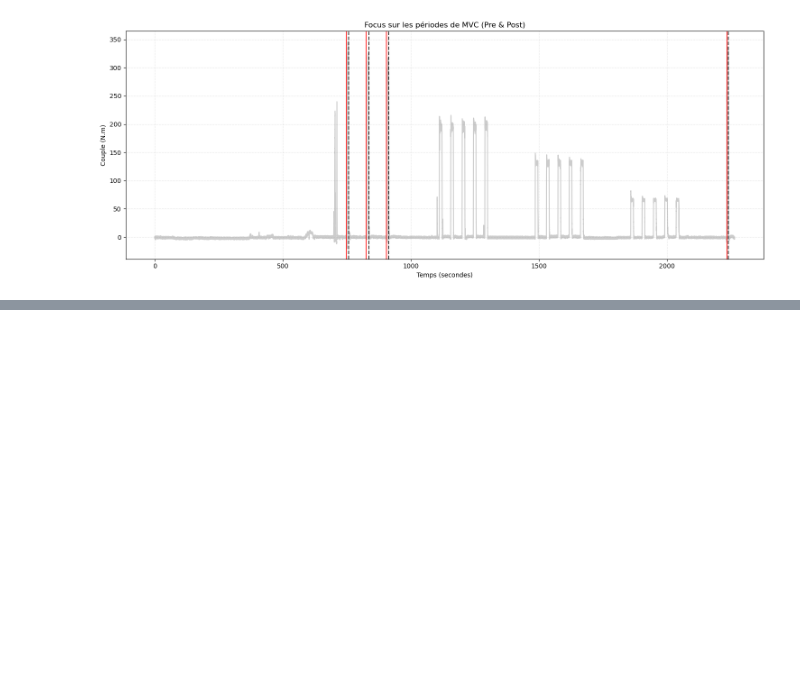
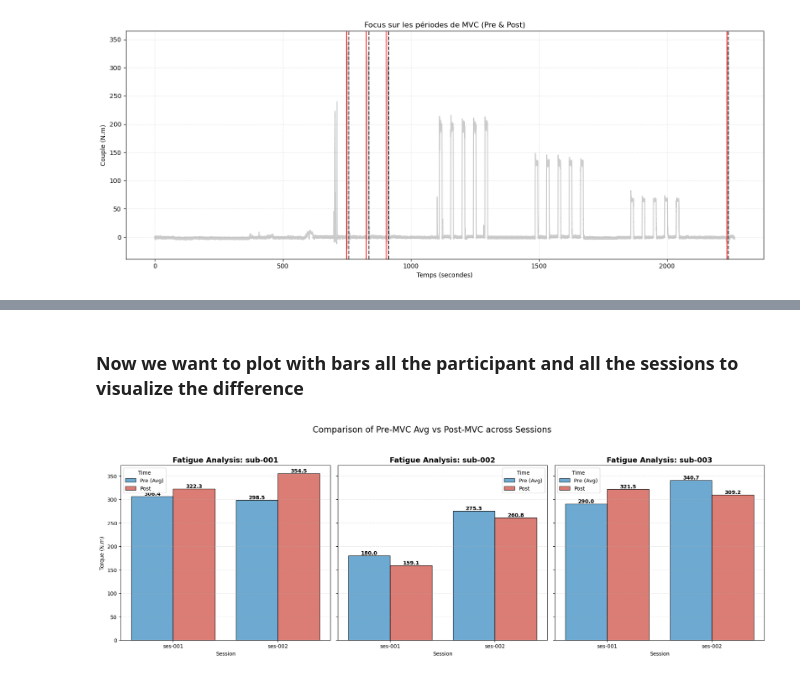
Before and after one commit to HugoDuc-student/Data_Project_Valoxy, a Jupyter notebook: notebooks/torque_analysis.ipynb, the cells around one changed output, grey strips where cells are left out. Saved outputs shown, nothing was run; the diff lists cells and outputs as text; code cells hidden in the pictures; blank space fills up the shorter version.

```diff
--- a/notebooks/torque_analysis.ipynb
+++ b/notebooks/torque_analysis.ipynb
@@ -273,0 +528,57 @@ t-stat = -2.174 | p-value = 0.1617
+# %% [markdown]
+### Now we want to plot with bars all the participant and all the sessions to visualize the difference
+# %%
+import seaborn as sns
+import matplotlib.pyplot as plt
+
+# --- 1. RESHAPE DATA FOR PLOTTING ---
+# We need to transform the data to have 'Condition' (Pre vs Post) as a column
+plot_list = []
+for _, row in summary_df.iterrows():
+    # Add Pre-average entry
+    plot_list.append({
+        'Subject': row['Subject'],
+        'Session': row['Session'],
+        'Time': 'Pre (Avg)',
+        'Torque': row['Pre_Mean_Avg']
+    })
+    # Add Post entry
+    plot_list.append({
+        'Subject': row['Subject'],
+        'Session': row['Session'],
+        'Time': 'Post',
+        'Torque': row['Post_Mean']
+    })
+
+df_plot = pd.DataFrame(plot_list)
+
+# --- 2. CREATE SUBPLOTS ---
+# We create 1 row of 3 plots (one for each subject)
+fig, axes = plt.subplots(1, 3, figsize=(18, 6), sharey=True)
+subjects = df_plot['Subject'].unique()
+
+for i, sub in enumerate(subjects):
+    sub_data = df_plot[df_plot['Subject'] == sub]
+
+    # Create the grouped bar chart for this specific subject
+    sns.barplot(ax=axes[i], data=sub_data, x='Session', y='Torque', hue='Time',
+                palette=['#3498db', '#e74c3c'], edgecolor='black', alpha=0.8)
+
+    # Titles and Labels
+    axes[i].set_title(f'Fatigue Analysis: {sub}', fontsize=14, fontweight='bold')
+    axes[i].set_ylabel('Torque (N.m)' if i == 0 else '')
+    axes[i].set_xlabel('Session')
+    axes[i].grid(axis='y', linestyle='--', alpha=0.3)
+
+    # Add values on top of bars
+    for p in axes[i].patches:
+        if p.get_height() > 0:
+            axes[i].annotate(f'{p.get_height():.1f}',
+                             (p.get_x() + p.get_width() / 2., p.get_height()),
+                             ha='center', va='bottom', fontsize=10, fontweight='bold')
+
+plt.suptitle('Comparison of Pre-MVC Avg vs Post-MVC across Sessions', fontsize=16, y=1.05)
+plt.tight_layout()
+plt.show()
+# %% [output]
+[figure, added]
```
Also changed, not shown: parts of 8 cells of this notebook.
